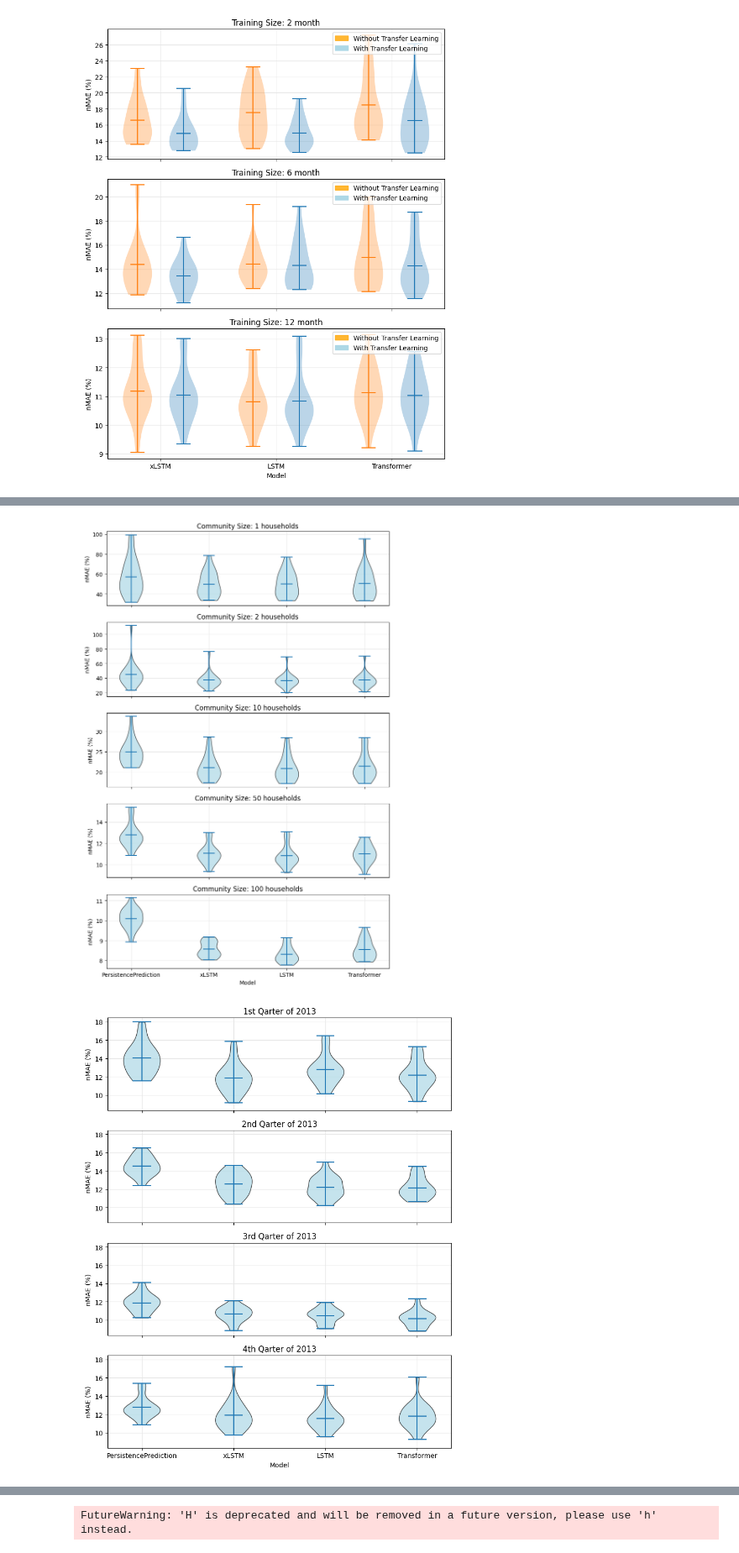
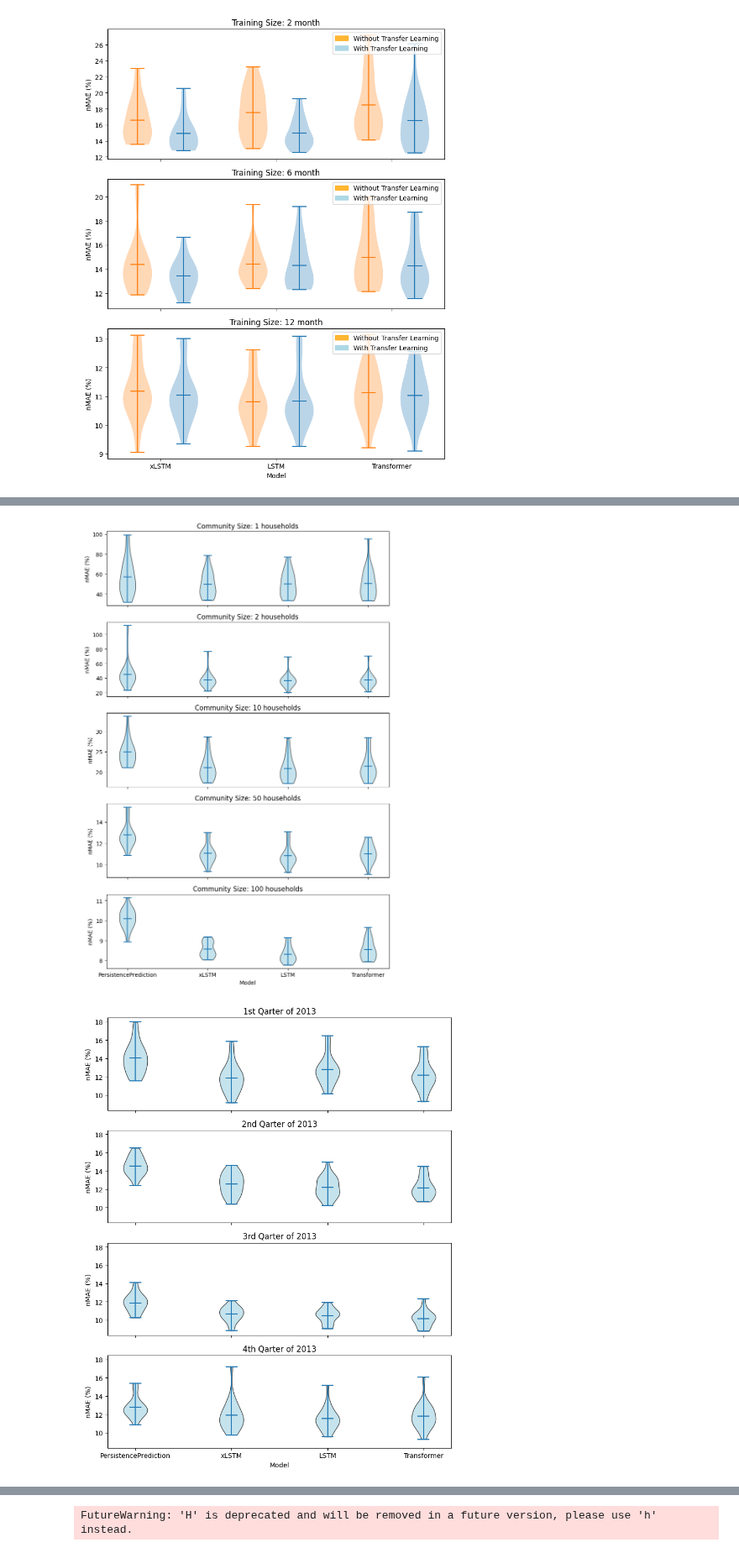
Before and after one commit to erc-fhv/loadforecasting, a Jupyter notebook: scripts/Paper_Illustration.ipynb, the cells around one changed output, grey strips where cells are left out. Shown at 84% size. Cells and saved outputs as stored; diff of their text form; code cells hidden in the pictures.

Commit message:
Finetune the Paper Figure Visualization

```diff
--- a/scripts/Paper_Illustration.ipynb
+++ b/scripts/Paper_Illustration.ipynb
@@ -448,11 +489,19 @@ for idx, model in enumerate(models):
     ax.set_xticks(positions)
     ax.set_xticklabels(training_sizes)
     ax.set_axisbelow(True)
-    ax.grid(True, color="0.9")
+#     ax.grid(True, color="0.9")
 
 axes[-1].set_xlabel('Model Parameter Count')
 plt.tight_layout()
 plt.savefig("scripts/outputs/figs/performance_over_model_size.pdf", format="pdf", bbox_inches="tight", pad_inches=0.1)
 plt.show()
+
+# plot the deviation in numbers
+for model in models:
+        data = np.array(data_per_model[model])
+        assert data.shape == (7, 20), f"Unexpected Shape: {data.shape}"
+        mean_range = max(np.mean(data, axis=1)) - min(np.mean(data, axis=1))
+        std_range = max(np.std(data, axis=1)) - min(np.std(data, axis=1))
+        print(f"Model {model} has a mean range of {mean_range:.3f} and a std range of {std_range:.3f}.")
 # %% [output]
 [figure]
@@ -485,7 +537,7 @@ configs = [
 ]
 
 # Constants and Configuration
-machine_learning_models = ('LSTM', 'xLSTM', 'Transformer', )
+machine_learning_models = ('xLSTM', 'LSTM', 'Transformer', )
 basic_model = 'PersistencePrediction'
 training_sizes = ['2', '4', '6', '9', '12', '15']
 
@@ -625,7 +677,7 @@ configs = [
 ]
 
 # Constants and Configuration
-machine_learning_models = ('LSTM', 'xLSTM', 'Transformer', )
+machine_learning_models = ('xLSTM', 'LSTM', 'Transformer', )
 basic_model = 'PersistencePrediction'
 training_sizes = ['2', '4', '6', '9', '12', '15']
 
@@ -738,7 +790,7 @@ for idx, (size, data) in enumerate(data_by_household_size.items()):
 
     # Plot violin plot
     positions = np.array(range(len(models)))
-    violins = ax.violinplot(data, positions=positions, widths=0.3,
+    violins = ax.violinplot(data, positions=positions, widths=0.2,
                             showmeans=True, showextrema=True, showmedians=False)
 
     for pc in violins['bodies']:
@@ -753,7 +805,7 @@ for idx, (size, data) in enumerate(data_by_household_size.items()):
     ax.set_xticks(positions)
     ax.set_xticklabels(models)
     ax.set_axisbelow(True)
-    ax.grid(True, color="0.9")
+    # ax.grid(True, color="0.9")
     # ax.set_ylim(0, None)
 
     # Set x-axis label for the last plot
@@ -764,7 +816,7 @@ plt.tight_layout()
 plt.savefig("scripts/outputs/figs/error_over_community_size.pdf", format="pdf", bbox_inches="tight", pad_inches=0.1)
 plt.show()
 # %% [output]
-[figure, old version]
+[figure, new version]
 # %%
 # Compare with and without transfer learning of the given configurations
 #
@@ -818,36 +870,36 @@ fig, axes = plt.subplots(len(tested_quartals), 1, figsize=(8, 10), sharex=True,
 
 # Plot each quartal's data on a separate subplot
 for idx, (quartal, data) in enumerate(data_by_quartal.items()):
     ax = axes[idx]
 
     # Plot violin plot
     positions = np.array(range(len(models)))
-    violins = ax.violinplot(data, positions=positions, widths=0.4,
+    violins = ax.violinplot(data, positions=positions, widths=0.25,
                             showmeans=True, showextrema=True, showmedians=False)
 
     for pc in violins['bodies']:
         pc.set_facecolor("lightblue")
         pc.set_edgecolor("black")
         pc.set_alpha(0.7)
 
     # Labels and title
     ax.set_ylabel('nMAE (%)')
     ax.set_title(f"{quartal} Qarter of 2013")
     # ax.text(0.5, 0.9, f"Tested Quartal: {quartal}", transform=ax.transAxes, fontsize=12, ha="center", va="center")
     ax.set_xticks(positions)
     ax.set_xticklabels(models)
     ax.set_axisbelow(True)
-    ax.grid(True, color="0.9")
+    # ax.grid(True, color="0.9")
 
     # Set x-axis label for the last plot
     if idx == len(tested_quartals) - 1:
         ax.set_xlabel('Model')
 
 plt.tight_layout()
 plt.savefig("scripts/outputs/figs/error_over_tested_quartals.pdf", format="pdf", bbox_inches="tight", pad_inches=0.1)
 plt.show()
 # %% [output]
-[figure, old version]
+[figure, new version]
 # %%
 # Compare with and without transfer learning of the given configurations
 #
```
Also changed, not shown: parts of 8 cells of this notebook, 1 other file.
